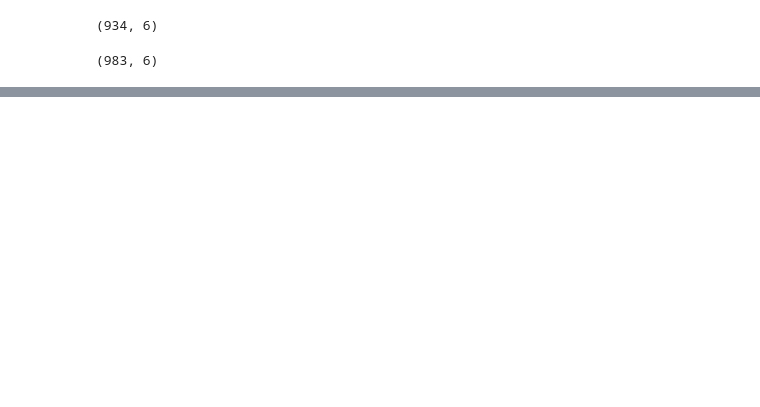
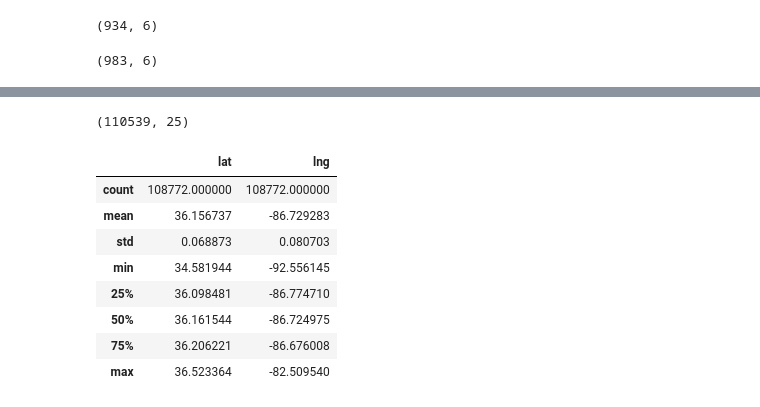
Before and after one commit to DataScienceBS/data-question-2-tornado-bombers, a Jupyter notebook: Metro Data.ipynb, the cells around one changed output, grey strips where cells are left out. Cells and saved outputs as stored; diff of their text form; code cells hidden in the pictures; blank space fills up the shorter version.

```diff
--- a/Metro Data.ipynb
+++ b/Metro Data.ipynb
@@ -338,0 +398,6 @@ new_codes.shape
+# %%
+cleaning_standards['violations_noted'] = cleaning_standards['violations_noted'].str.replace(chr(65533), '-')
+new_codes['VIOLATION_DESC'] = new_codes['VIOLATION_DESC'].str.replace(chr(226) + chr(128) + chr(147), '-')
+# %%
+cleaning_standards['violations_noted'] = cleaning_standards['violations_noted'].str.lower()
+new_codes['VIOLATION_DESC'] = new_codes['VIOLATION_DESC'].str.lower()
@@ -338,0 +412,2 @@ new_codes.shape
+# %%
+merged = pd.merge(left=cleaning_standards, right=new_codes, how='left', left_on='violations_noted', right_on='VIOLATION_DESC')
@@ -338,0 +424,16 @@ new_codes.shape
+# %%
+merged.shape
+# %% [output]
+(110539, 25)
+# %%
+merged.describe()
+# %% [output]
+|  | lat | lng |
+| count | 108772.000000 | 108772.000000 |
+| mean | 36.156737 | -86.729283 |
+| std | 0.068873 | 0.080703 |
+| min | 34.581944 | -92.556145 |
+| 25% | 36.098481 | -86.774710 |
+| 50% | 36.161544 | -86.724975 |
+| 75% | 36.206221 | -86.676008 |
+| max | 36.523364 | -82.509540 |
```
Also changed, not shown: parts of 17 cells of this notebook.
